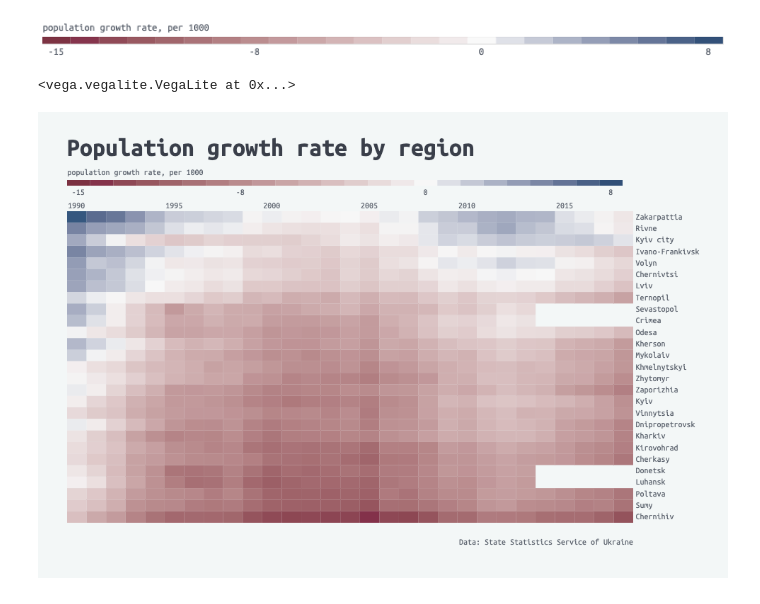
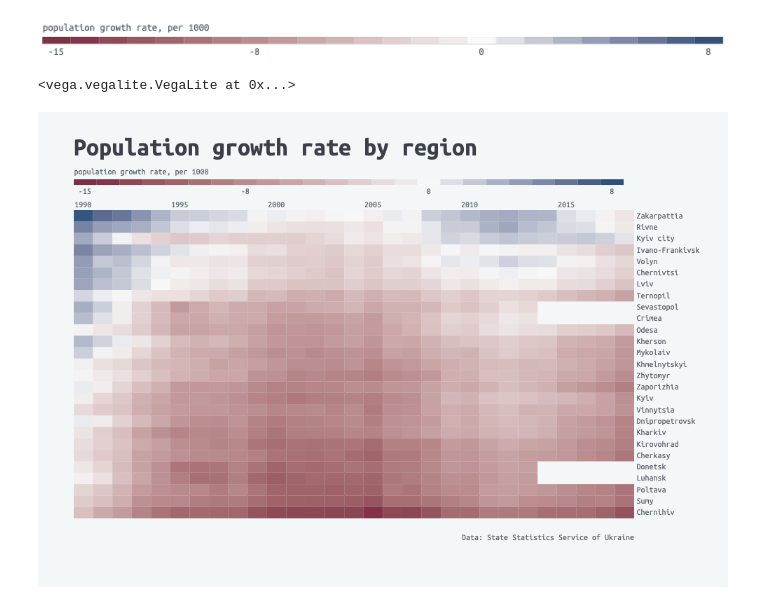
Before and after one commit to trokhymovych/Data_Visualization, a Jupyter notebook: HW2/HW2_Trokhymovych_Mykola.ipynb, the cells around one changed output. Saved outputs shown, nothing was run; the diff lists cells and outputs as text; code cells hidden in the pictures.

```diff
--- a/HW2/HW2_Trokhymovych_Mykola.ipynb
+++ b/HW2/HW2_Trokhymovych_Mykola.ipynb
@@ -146,11 +146,11 @@ footer = alt.Chart(text_df_footer).mark_text(fontSize=text_size, font=font, colo
 # %%
 # composition of all parts
 chart = alt.vconcat(title,legend, main,footer, spacing=5)
 chart.configure(background=background,
-                padding={"left": 40, "top": 30, "right": 40, "bottom": 30}
+                padding={"left": 50, "top": 30, "right": 40, "bottom": 50}
 ).configure_view(
     stroke='transparent'
 )
 # %% [output]
 <vega.vegalite.VegaLite at 0x...>
-[figure, old version]
+[figure, new version]
```
Also changed, not shown: 5 other files.
